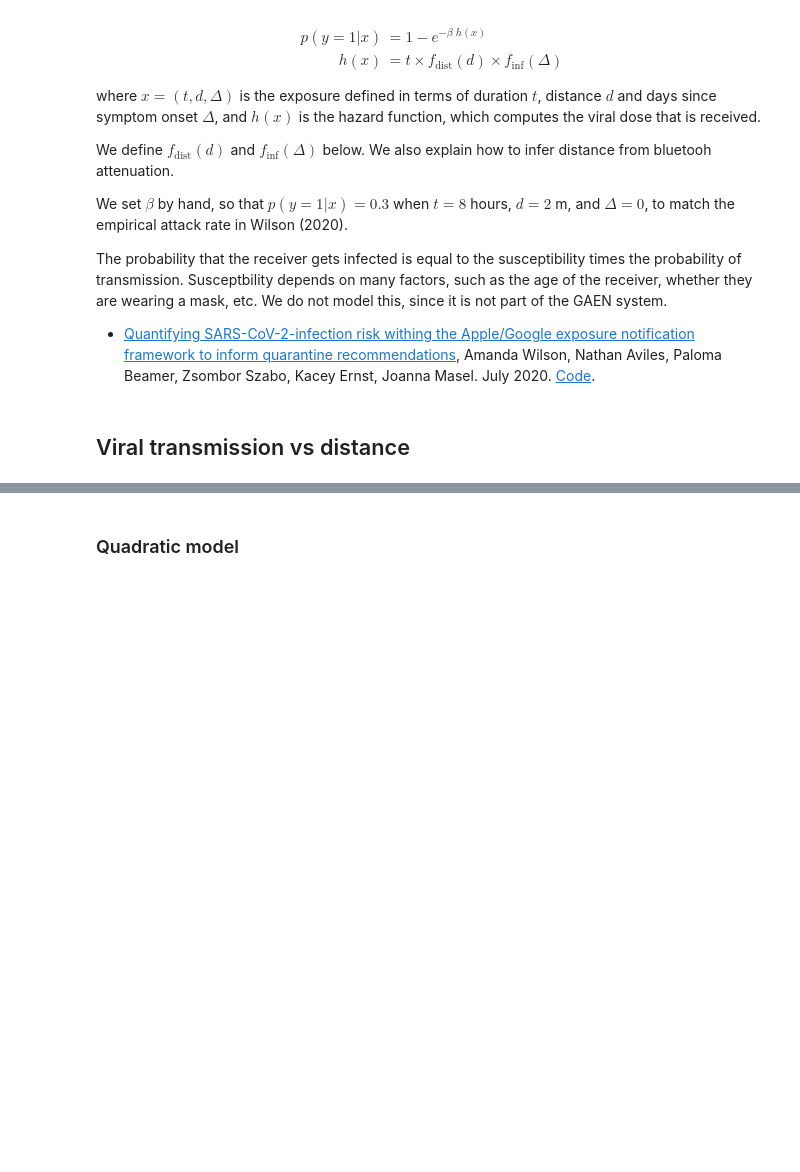
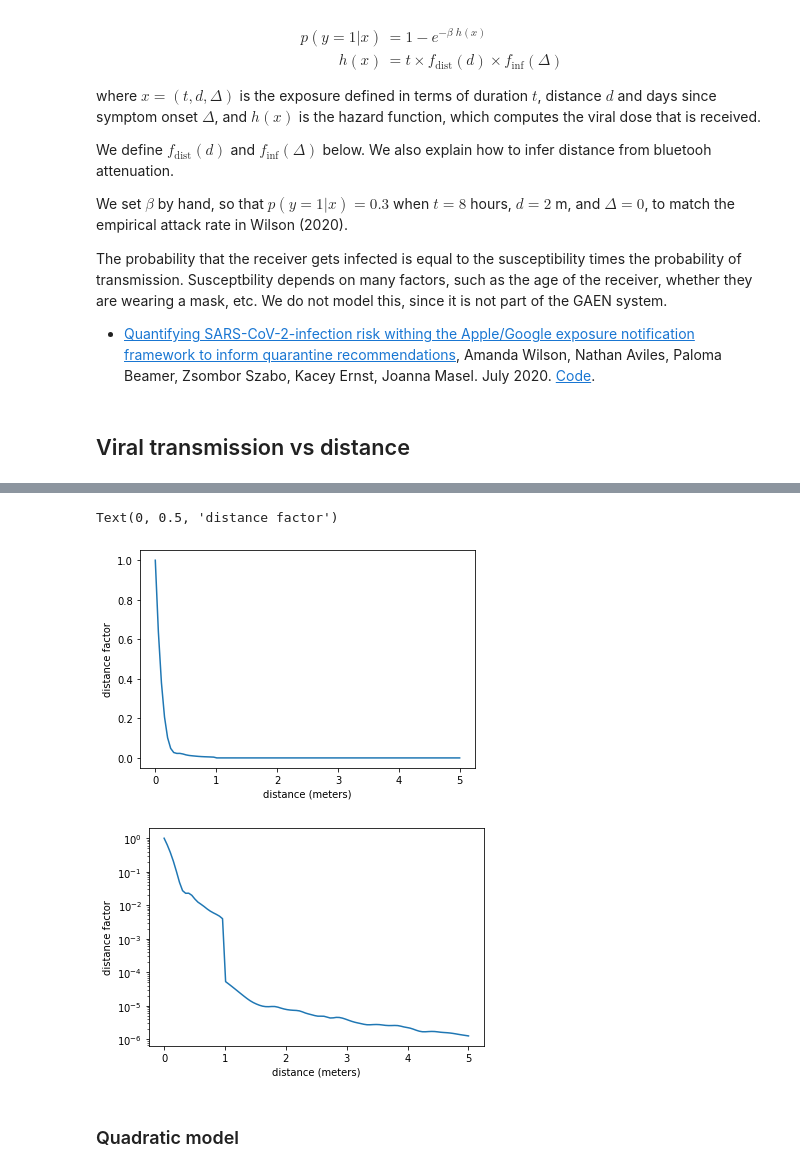
Before and after one commit to probml/covid19, a Jupyter notebook: risk-score-tuner/covid19_risk_score_tuner_github.ipynb, the cells around one changed output, grey strips where cells are left out. Cells and saved outputs as stored; diff of their text form; code cells hidden in the pictures; blank space fills up the shorter version.

```diff
--- a/risk-score-tuner/covid19_risk_score_tuner_github.ipynb
+++ b/risk-score-tuner/covid19_risk_score_tuner_github.ipynb
@@ -55,3 +108,20 @@ The probability that the receiver gets infected is equal to the susceptibility t
+# %%
+d = np.linspace(0, 5, 100)
+p = transmission_vs_distance_spline(d)
+plt.figure()
+plt.plot(d, p)
+plt.xlabel('distance (meters)');
+plt.ylabel('distance factor')
+
+plt.figure()
+plt.plot(d, p)
+plt.yscale('log')
+plt.xlabel('distance (meters)');
+plt.ylabel('distance factor')
+# %% [output]
+Text(0, 0.5, 'distance factor')
+[figure, added]
+[figure, added]
 # %% [markdown]
 ### Quadratic model
 # %% [markdown]
```
Also changed, not shown: parts of 49 cells of this notebook.
